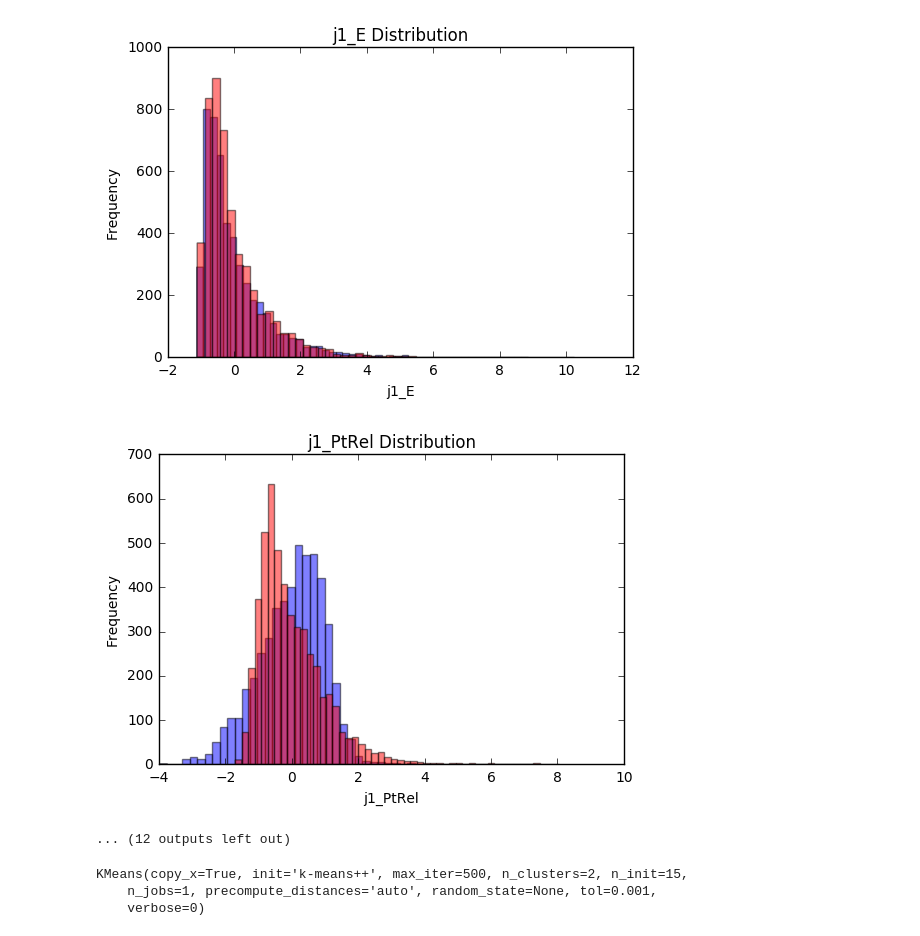
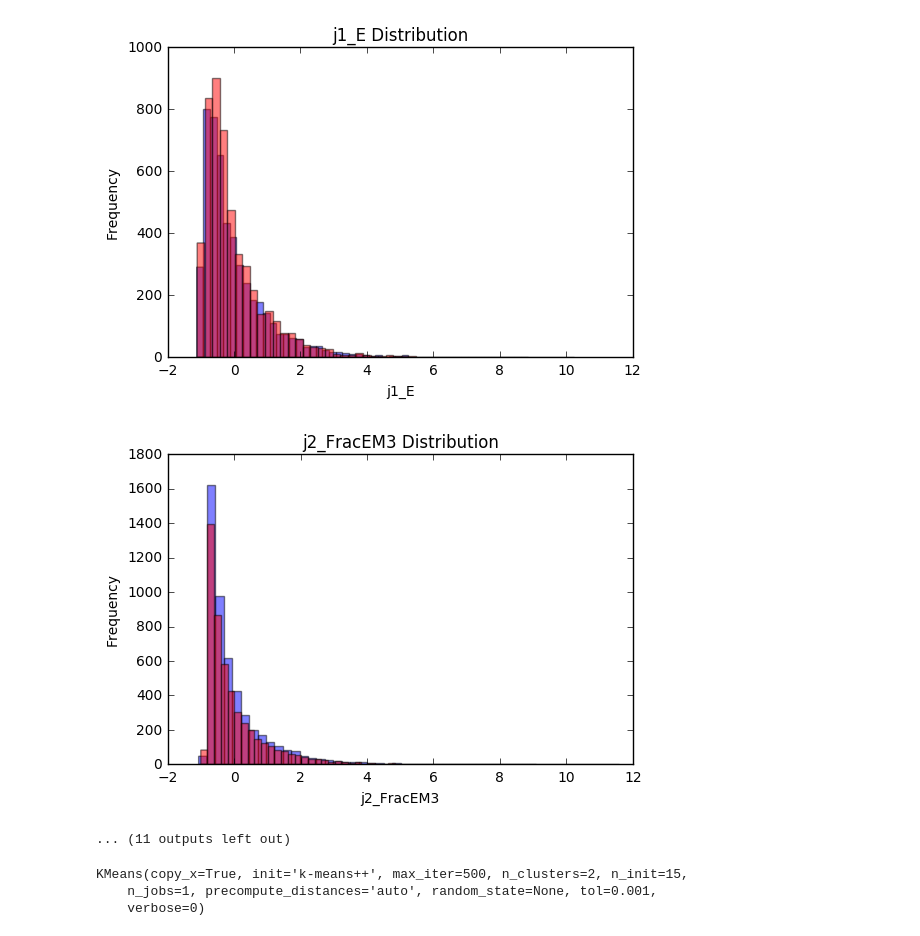
Before and after one commit to micaelverissimo/PtRelAnalysis, a Jupyter notebook: Clustering.ipynb, the cells around one changed output. Saved outputs shown, nothing was run; the diff lists cells and outputs as text; code cells hidden in the pictures.

```diff
--- a/Clustering.ipynb
+++ b/Clustering.ipynb
@@ -6,18 +6,41 @@ import numpy as np
 from functions import ClusterMerits, AuxiliarFunctions
 from sklearn.cluster import KMeans
 from numpy import linalg as LA
+from keras.utils import np_utils
+from sklearn import preprocessing
+
 
 path = "/home/micael/MyWorkspace/DATA"
 
 signal = np.load(path+"/"+"lvbb125Matrix.npy")[0:5000,:]
+signal_noPtRel = np.delete(signal,[11,23],1)
+
+trgt_signal = np.ones(signal.shape[0])
+
+signal_scaled = preprocessing.scale(signal)
+signal_scaled_noPtRel = preprocessing.scale(signal_noPtRel)
+
 #ZZ = np.load(path+"/"+"ZZMatrix.npy")[0:5000,:]
 TTbar = np.load(path+"/"+"TTbarMatrix.npy")[0:5000,:]
+TTbar_noPtRel = np.delete(TTbar,[11,23],1)
+
+trgt_TTbar = 0.0*np.ones(TTbar.shape[0])
+
+TTbar_scaled = preprocessing.scale(TTbar)
+TTbar_scaled_noPtRel = preprocessing.scale(TTbar_noPtRel)
 
 bkg = TTbar
 #bkg = np.append(ZZ,TTbar,axis=0)
 all_data = np.append(signal,bkg,axis=0)
+all_data_noPtRel = np.append(signal_noPtRel,TTbar_noPtRel,axis=0)
+trgt = np.append(trgt_signal,trgt_TTbar,axis=0)
+
+all_data_scaled = preprocessing.scale(all_data)
+all_data_scaled_noPtRel = preprocessing.scale(all_data_noPtRel)
+sparse_trgt = np_utils.to_categorical(trgt)
 
 current_time = time.time()
-print all_data.shape
+print all_data_noPtRel.shape
+print signal_noPtRel.shape
 print 'Time to load all files: %1.3f seconds'%(current_time-init_time)
 # %% [output]
@@ -26,37 +66,41 @@ Time to load all files: 0.011 seconds
 # %%
 import matplotlib.pyplot as plt
 
 save_plots = '/home/micael/MyWorkspace/DATA/Plots'
 
-variables = "j1_FracEM3,j1_FracTile0,j1_TrkWidth,j1_EMF,j1_JVF,j1_NTrk,j1_SumPtTrk,j1_Pt,j1_Eta,j1_Phi,j1_E,j1_PtRel,j2_FracEM3,j2_FracTile0,j2_TrkWidth,j2_EMF,j2_JVF,j2_NTrk,j2_SumPtTrk,j2_Pt,j2_Eta,j2_Phi,j2_E,j2_PtRel"
+variables = "j1_FracEM3,j1_FracTile0,j1_TrkWidth,j1_EMF,j1_JVF,j1_NTrk,j1_SumPtTrk,j1_Pt,j1_Eta,j1_Phi,j1_E,j2_FracEM3,j2_FracTile0,j2_TrkWidth,j2_EMF,j2_JVF,j2_NTrk,j2_SumPtTrk,j2_Pt,j2_Eta,j2_Phi,j2_E"
 
 for variable,i in zip(variables.split(','),range(len(signal[0]))):
 
     #media zero
-    sig_norm = (signal[:,i] - np.full(signal[:,i].shape,np.mean(signal[:,i],axis=0)))/np.std(signal[:,i],axis=0)
-    ttbar_norm = (TTbar[:,i] - np.full(TTbar[:,i].shape,np.mean(TTbar[:,i],axis=0)))/np.std(TTbar[:,i],axis=0)
+    #sig_norm = (signal[:,i] - np.full(signal[:,i].shape,np.mean(signal[:,i],axis=0)))/np.std(signal[:,i],axis=0)
+    #ttbar_norm = (TTbar[:,i] - np.full(TTbar[:,i].shape,np.mean(TTbar[:,i],axis=0)))/np.std(TTbar[:,i],axis=0)
+    signal_scaled = preprocessing.scale(signal_noPtRel)
+    TTbar_scaled = preprocessing.scale(TTbar_noPtRel)
 
-    plt.hist(sig_norm,50,color='b',alpha=0.5)
-    plt.hist(ttbar_norm,50,color='r',alpha=0.5)
+    plt.hist(signal_scaled[:,i],50,color='b',alpha=0.5)
+    plt.hist(TTbar_scaled[:,i],50,color='r',alpha=0.5)
     plt.title(variable+' Distribution')
     plt.xlabel(variable)
     plt.ylabel("Frequency")
-    plt.savefig(save_plots+'/'+'normalized_distribution_'+variable+'.pdf')
+    #plt.savefig(save_plots+'/'+'normalized_distribution_'+variable+'.pdf')
     plt.show()
+print norm_sig.shape
+print norm_ttbar.shape
 # %% [output]
 [figure]
 [figure]
 [figure]
 [figure]
 [figure]
 [figure]
 [figure]
 [figure]
 [figure]
 [figure]
 [figure]
-[figure, old version]
+[figure, new version]
-... (12 outputs left out)
+... (11 outputs left out)
 # %%
 import matplotlib.pyplot as plt
 kms = KMeans(n_clusters=2, init='k-means++', n_init=15, max_iter=500, tol=0.001, precompute_distances='auto',
```
Also changed, not shown: parts of 7 cells of this notebook.
